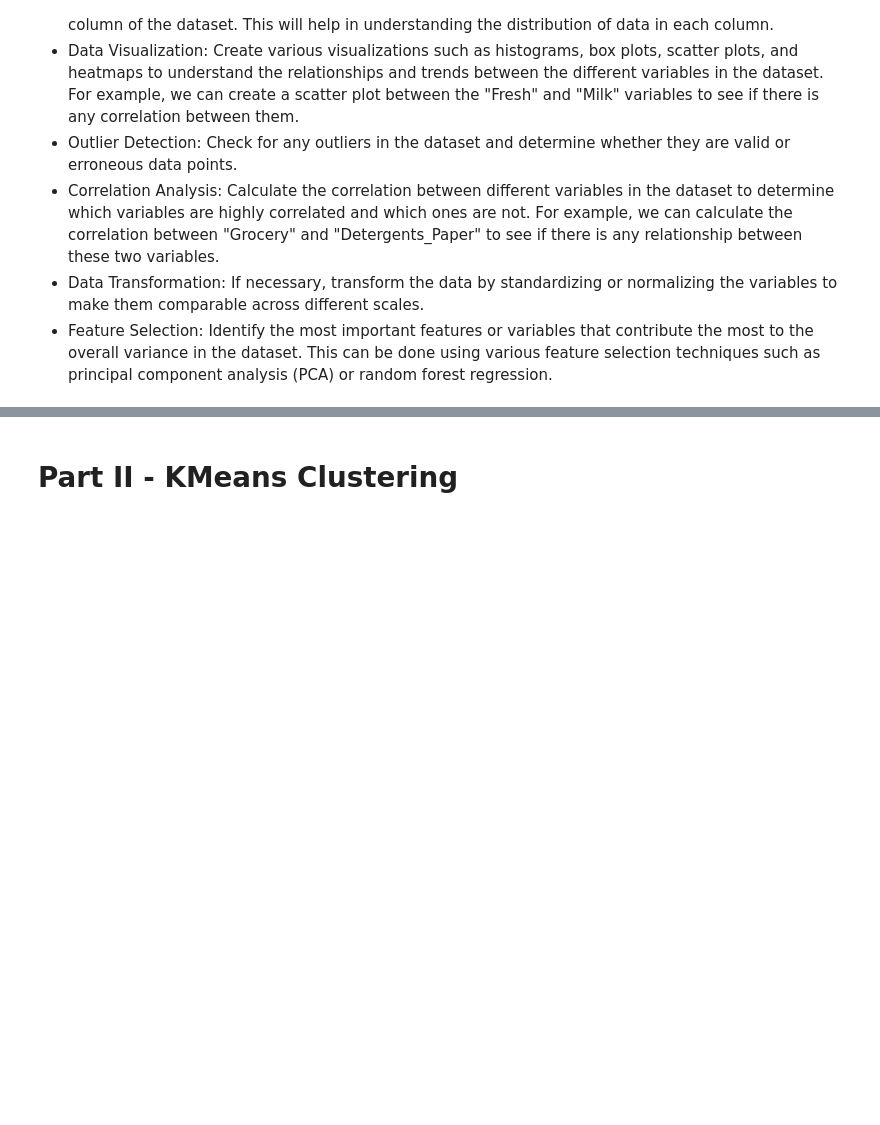
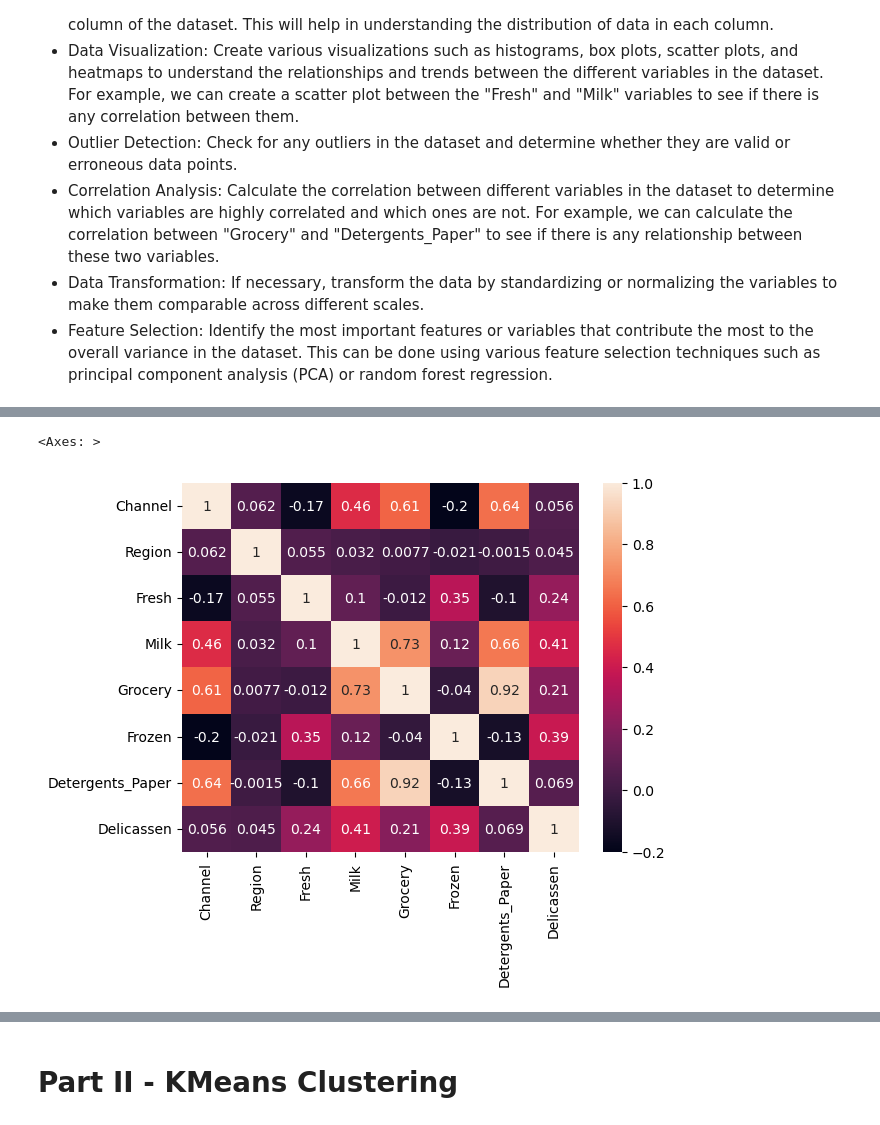
Before and after one commit to pchaudhary12/ml-project-unsupervised-learning, a Jupyter notebook: Unsupervised Learning - Project.ipynb, the cells around one changed output, grey strips where cells are left out. Saved outputs shown, nothing was run; the diff lists cells and outputs as text; code cells hidden in the pictures; blank space fills up the shorter version.

```diff
--- a/Unsupervised Learning - Project.ipynb
+++ b/Unsupervised Learning - Project.ipynb
@@ -19,0 +124,11 @@ Data Description: Generate summary statistics such as mean, median, and standard
+# %%
+# checking correlation matrix between all columns
+import seaborn as sns
+
+correlation_matrix = data.corr()
+
+# creating heatmap for correlation matrix
+sns.heatmap(correlation_matrix, annot=True)
+# %% [output]
+<Axes: >
+[figure, added]
```
Also changed, not shown: parts of 56 cells of this notebook.
